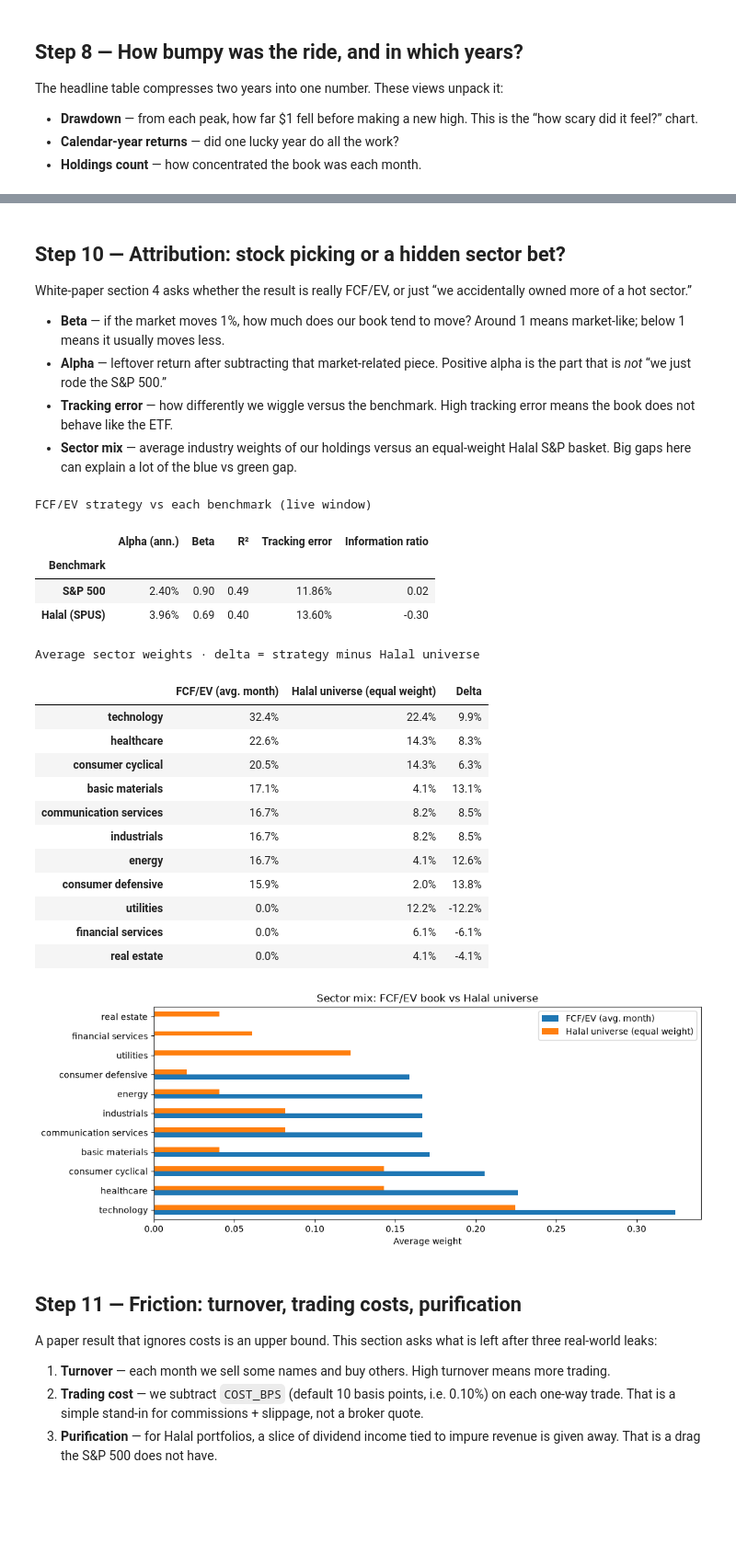
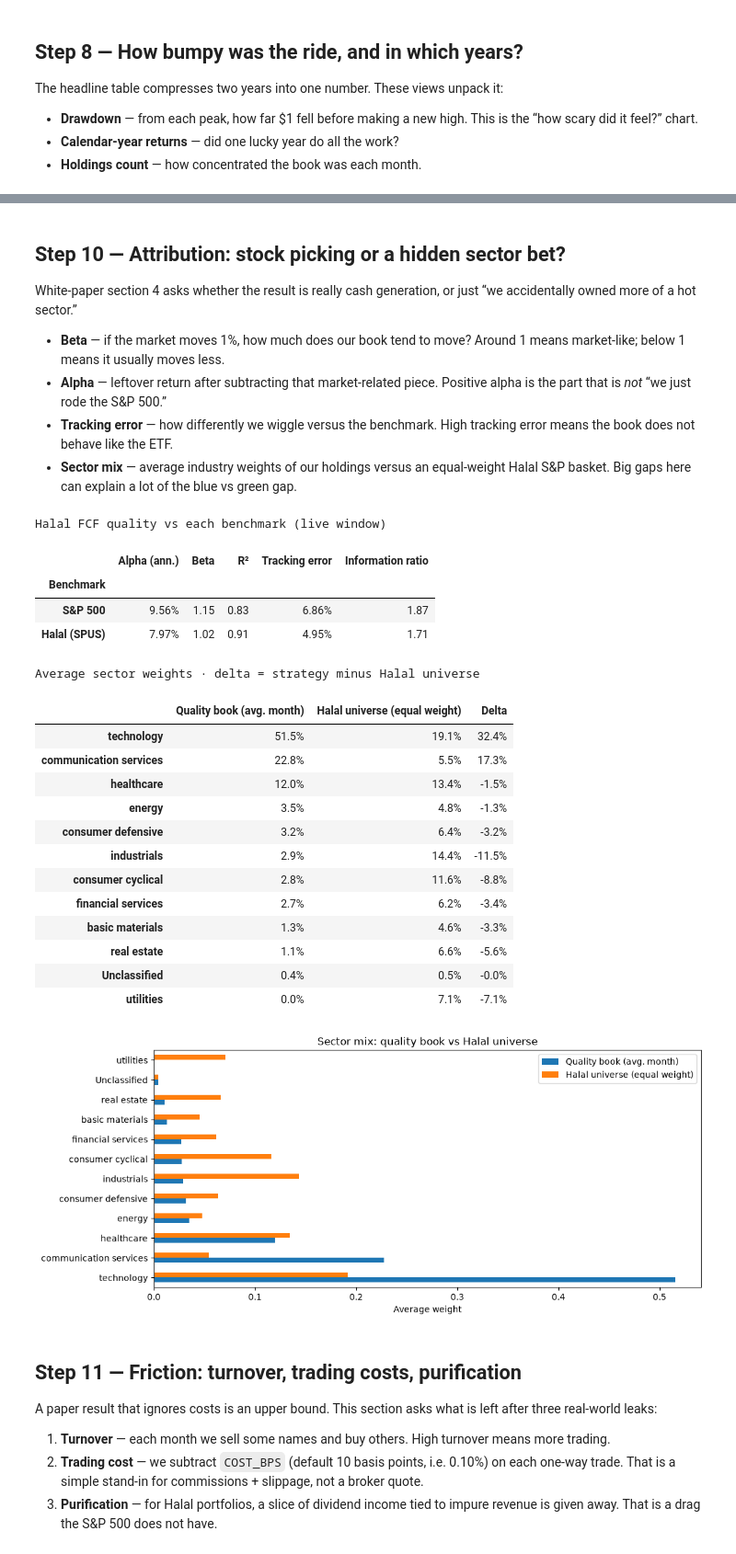
Before and after one commit to regional-specter/Monterey-Finance, a Jupyter notebook: Research/papers/01-fcf-ev/code.ipynb, the cells around one changed output, grey strips where cells are left out. Shown at 92% size. Cells and saved outputs as stored; diff of their text form; code cells hidden in the pictures; blank space fills up the shorter version.

```diff
--- a/Research/papers/01-fcf-ev/code.ipynb
+++ b/Research/papers/01-fcf-ev/code.ipynb
@@ -31,16 +31,18 @@ warnings.filterwarnings("ignore", category=FutureWarning)
 # --- Backtest configuration ---
 START = "2019-01-01"
 END = "2024-12-31"
-TOP_QUANTILE = 0.20              # hold the top fifth of Halal-compliant names
-MIN_HOLDINGS = 5                 # skip a rebalance if the screen is too thin
+KEEP_QUANTILE = 0.50             # keep the top half by FCF / sales (cash generation)
+MIN_HOLDINGS = 20                # skip a rebalance if the screen is too thin
 REBALANCE_FREQ = "ME"            # "ME" = monthly, "QE" = quarterly
 DEBT_THRESHOLD = 0.30            # AAOIFI debt / 24m market cap limit
 FILING_LAG_DAYS = 90             # conservative PIT lag for yfinance cashflow dates
 FAST_MODE = False                # True → 60 names (smoke test); False → full S&P 500
 RISK_FREE_RATE = 0.02            # annualized, for Sharpe ratio
 VOL_LOOKBACK = 252               # trailing trading days for the robustness vol cut
-DROP_HIGH_VOL_QUANTILE = 0.20    # robustness: drop jumpiest fifth of FCF/EV picks
+DROP_HIGH_VOL_QUANTILE = 0.20    # robustness: drop jumpiest fifth of quality picks
 COST_BPS = 10                    # one-way trading cost assumption for the friction table
+STRATEGY_LABEL = "Halal FCF quality"
+ROBUST_LABEL = "Quality (drop high vol)"
 
 BENCHMARKS = {
     "S&P 500": "SPY",
@@ -549,11 +748,11 @@ def align_to_live(strategy: pd.Series, benches: dict[str, pd.Series]) -> pd.Data
 
 
 bench_series = {name: benchmark_returns(ticker) for name, ticker in BENCHMARKS.items()}
-strategy_s = strategy_returns.set_index("date")["return"].rename("FCF/EV Strategy")
-robust_s = robust_returns.set_index("date")["return"].rename("FCF/EV (drop high vol)")
+strategy_s = strategy_returns.set_index("date")["return"].rename(STRATEGY_LABEL)
+robust_s = robust_returns.set_index("date")["return"].rename(ROBUST_LABEL)
 
-main_panel = align_to_live(strategy_s, bench_series).rename(columns={"strategy": "FCF/EV Strategy"})
-robust_panel = align_to_live(robust_s, bench_series).rename(columns={"strategy": "FCF/EV (drop high vol)"})
+main_panel = align_to_live(strategy_s, bench_series).rename(columns={"strategy": STRATEGY_LABEL})
+robust_panel = align_to_live(robust_s, bench_series).rename(columns={"strategy": ROBUST_LABEL})
 
 if main_panel.empty:
     raise RuntimeError("No overlapping live days between the strategy and benchmarks.")
@@ -570,9 +769,9 @@ if not robust_panel.empty:
         f"({len(robust_panel)} trading days)"
     )
 
-rows = [calc_performance_stats(main_panel["FCF/EV Strategy"], "FCF/EV Strategy")]
+rows = [calc_performance_stats(main_panel[STRATEGY_LABEL], STRATEGY_LABEL)]
 if not robust_panel.empty:
-    rows.append(calc_performance_stats(robust_panel["FCF/EV (drop high vol)"], "FCF/EV (drop high vol)"))
+    rows.append(calc_performance_stats(robust_panel[ROBUST_LABEL], ROBUST_LABEL))
 for name in BENCHMARKS:
     rows.append(calc_performance_stats(main_panel[name], name))
 
@@ -590,9 +789,9 @@ display(performance.style.format(formatters))
 # Cumulative growth of $1 over the live window
 plot_panel = main_panel.copy()
 if not robust_panel.empty:
-    plot_panel = plot_panel.join(robust_panel[["FCF/EV (drop high vol)"]], how="left")
+    plot_panel = plot_panel.join(robust_panel[[ROBUST_LABEL]], how="left")
 equity_curves = (1 + plot_panel).cumprod()
-equity_curves.plot(figsize=(11, 5), title="FCF/EV Strategy vs Benchmarks (live window)")
+equity_curves.plot(figsize=(11, 5), title="Halal FCF quality vs Benchmarks (live window)")
 plt.ylabel("Growth of $1")
 plt.xlabel("")
 plt.grid(alpha=0.3)
@@ -602,7 +801,7 @@ plt.show()
 # Rolling 12-month excess return vs S&P 500
 if "S&P 500" in main_panel.columns:
     rolling_excess = (
-        (1 + main_panel["FCF/EV Strategy"]).rolling(252).apply(np.prod, raw=True)
+        (1 + main_panel[STRATEGY_LABEL]).rolling(252).apply(np.prod, raw=True)
         - (1 + main_panel["S&P 500"]).rolling(252).apply(np.prod, raw=True)
     )
     rolling_excess.plot(figsize=(11, 3.5), color="tab:green", title="Rolling 12-Month Excess Return vs S&P 500")
@@ -827,7 +1032,7 @@ Q1−Q5 annualized spread: -8.05%  ·  hit rate (Q1 beats Q5 that day): 47.0%
 # %% [markdown]
 ## Step 10 — Attribution: stock picking or a hidden sector bet?
 
-White-paper section 4 asks whether the result is really FCF/EV, or just “we accidentally owned more of a hot sector.”
+White-paper section 4 asks whether the result is really cash generation, or just “we accidentally owned more of a hot sector.”
 
 - **Beta** — if the market moves 1%, how much does our book tend to move? Around 1 means market-like; below 1 means it usually moves less.
 - **Alpha** — leftover return after subtracting that market-related piece. Positive alpha is the part that is *not* “we just rode the S&P 500.”
@@ -859,7 +1064,7 @@ def capm_attribution(strategy: pd.Series, benchmark: pd.Series, rf: float = RISK
 
 attr_rows = []
 for bench_name in BENCHMARKS:
-    row = capm_attribution(main_panel["FCF/EV Strategy"], main_panel[bench_name])
+    row = capm_attribution(main_panel[STRATEGY_LABEL], main_panel[bench_name])
     row["Benchmark"] = bench_name
     attr_rows.append(row)
 attr = pd.DataFrame(attr_rows).set_index("Benchmark")
@@ -870,7 +1075,7 @@ display(
         "R²": "{:.2f}",
         "Tracking error": "{:.2%}",
         "Information ratio": "{:.2f}",
-    }).set_caption("FCF/EV strategy vs each benchmark (live window)")
+    }).set_caption("Halal FCF quality vs each benchmark (live window)")
 )
 
 if "activity_labels" not in globals():
@@ -886,54 +1091,55 @@ universe_w = (
     .rename("Halal universe (equal weight)")
 )
 
 if selections.empty:
     print("No holdings log — skip sector mix.")
 else:
     month_weights = []
     for as_of, snap in selections.groupby("as_of"):
-        w = 1 / len(snap)
+        w = snap["weight"] if "weight" in snap.columns else 1 / len(snap)
         month_weights.append(
             snap.assign(weight=w)
             .assign(sector=lambda d: d["symbol"].map(gics).fillna("Unclassified"))
             .groupby("sector")["weight"]
             .sum()
         )
-    strat_w = pd.concat(month_weights, axis=1).mean(axis=1).rename("FCF/EV (avg. month)")
+    strat_w = pd.concat(month_weights, axis=1).mean(axis=1).rename("Quality book (avg. month)")
     sector_mix = pd.concat([strat_w, universe_w], axis=1).fillna(0.0)
-    sector_mix["Delta"] = sector_mix["FCF/EV (avg. month)"] - sector_mix["Halal universe (equal weight)"]
-    sector_mix = sector_mix.sort_values("FCF/EV (avg. month)", ascending=False)
+    sector_mix["Delta"] = sector_mix["Quality book (avg. month)"] - sector_mix["Halal universe (equal weight)"]
+    sector_mix = sector_mix.sort_values("Quality book (avg. month)", ascending=False)
     display(sector_mix.style.format("{:.1%}").set_caption(
         "Average sector weights  ·  delta = strategy minus Halal universe"
     ))
     sector_mix.drop(columns="Delta").plot(
         kind="barh",
         figsize=(11, max(4, 0.4 * len(sector_mix))),
-        title="Sector mix: FCF/EV book vs Halal universe",
+        title="Sector mix: quality book vs Halal universe",
     )
     plt.xlabel("Average weight")
     plt.tight_layout()
     plt.savefig(fig_dir / "sector-mix.png", dpi=140)
     plt.show()
 # %% [output]
-FCF/EV strategy vs each benchmark (live window)
+Halal FCF quality vs each benchmark (live window)
 |  | Alpha (ann.) | Beta | R² | Tracking error | Information ratio |
 | Benchmark |  |  |  |  |  |
-| S&P 500 | 2.40% | 0.90 | 0.49 | 11.86% | 0.02 |
-| Halal (SPUS) | 3.96% | 0.69 | 0.40 | 13.60% | -0.30 |
+| S&P 500 | 9.56% | 1.15 | 0.83 | 6.86% | 1.87 |
+| Halal (SPUS) | 7.97% | 1.02 | 0.91 | 4.95% | 1.71 |
 Average sector weights · delta = strategy minus Halal universe
-|  | FCF/EV (avg. month) | Halal universe (equal weight) | Delta |
-| technology | 32.4% | 22.4% | 9.9% |
-| healthcare | 22.6% | 14.3% | 8.3% |
-| consumer cyclical | 20.5% | 14.3% | 6.3% |
-| basic materials | 17.1% | 4.1% | 13.1% |
-| communication services | 16.7% | 8.2% | 8.5% |
-| industrials | 16.7% | 8.2% | 8.5% |
-| energy | 16.7% | 4.1% | 12.6% |
-| consumer defensive | 15.9% | 2.0% | 13.8% |
-| utilities | 0.0% | 12.2% | -12.2% |
-| financial services | 0.0% | 6.1% | -6.1% |
-| real estate | 0.0% | 4.1% | -4.1% |
+|  | Quality book (avg. month) | Halal universe (equal weight) | Delta |
+| technology | 51.5% | 19.1% | 32.4% |
+| communication services | 22.8% | 5.5% | 17.3% |
+| healthcare | 12.0% | 13.4% | -1.5% |
+| energy | 3.5% | 4.8% | -1.3% |
+| consumer defensive | 3.2% | 6.4% | -3.2% |
+| industrials | 2.9% | 14.4% | -11.5% |
+| consumer cyclical | 2.8% | 11.6% | -8.8% |
+| financial services | 2.7% | 6.2% | -3.4% |
+| basic materials | 1.3% | 4.6% | -3.3% |
+| real estate | 1.1% | 6.6% | -5.6% |
+| Unclassified | 0.4% | 0.5% | -0.0% |
+| utilities | 0.0% | 7.1% | -7.1% |
-[figure, old version]
+[figure, new version]
 # %% [markdown]
 ## Step 11 — Friction: turnover, trading costs, purification
 
```
Also changed, not shown: parts of 15 cells of this notebook, 8 other files.
